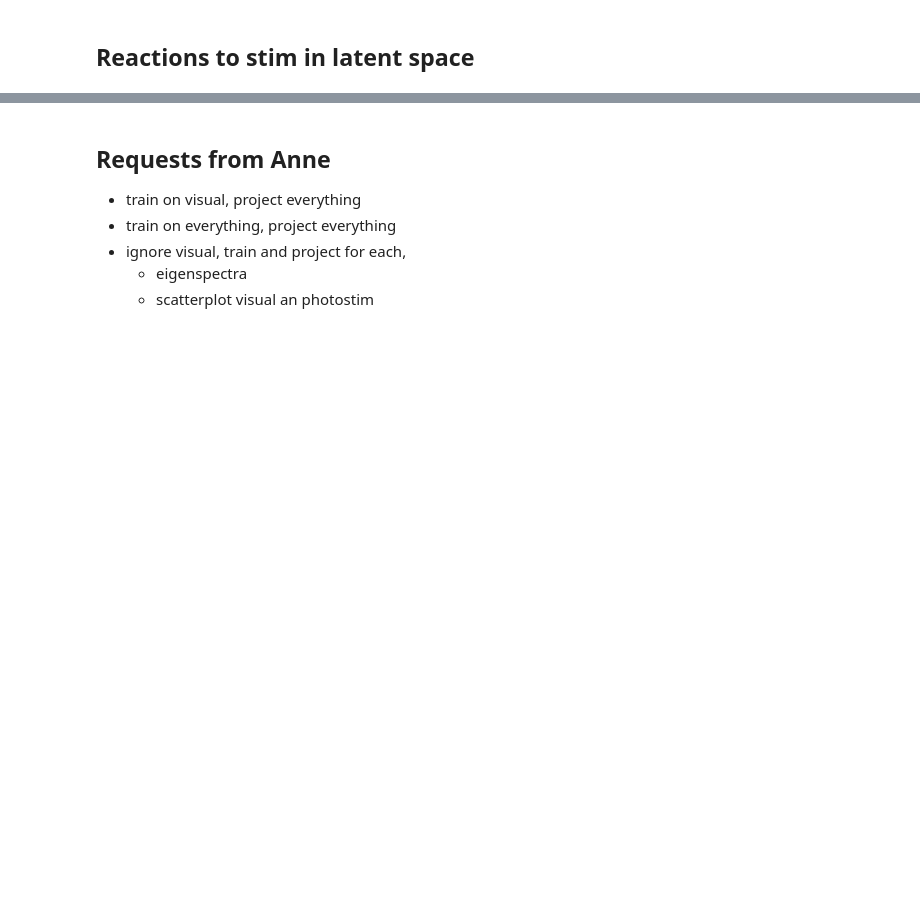
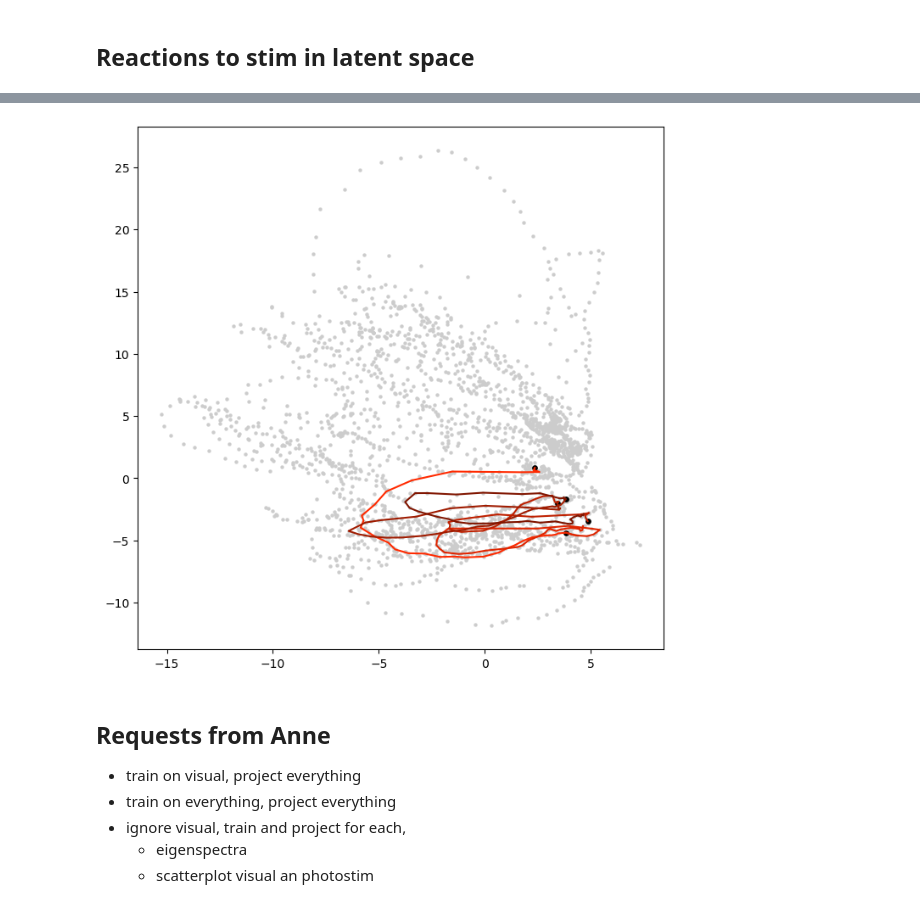
Before and after one commit to draeloslab/AdaptiveLatents, a Jupyter notebook: workspace/nauman24u_scratch.ipynb, the cells around one changed output, grey strips where cells are left out. Cells and saved outputs as stored; diff of their text form; code cells hidden in the pictures; blank space fills up the shorter version.

```diff
--- a/workspace/nauman24u_scratch.ipynb
+++ b/workspace/nauman24u_scratch.ipynb
@@ -118,3 +132,27 @@ for row, output, t in [ (0, online_output, online_t), (1, offline_output, offlin
+# %%
+
+k = 10
+
+output, t = (offline_output, offline_t) if False else (online_output, online_t)
+# output, t =
+
+fig, ax = plt.subplots(figsize=(8,8))
+s = t > d.opto_stimulations.loc[0, 'sample']
+ax.scatter(output[s,0], output[s,1], s=10, lw=0, color=np.array([1,1,1])*.8,)
+r = np.arange(5*k,5*k+5)
+assert np.std(d.opto_stimulations.loc[r, 'target_neuron']) == 0
+for ii, i in enumerate(r):
+    start = int(d.opto_stimulations.loc[i, 'sample'])
+    s = (start <= t) & (t <= start + 34)
+    ax.plot(output[s,axis_0], output[s,axis_1], color=matplotlib.colors.hsv_to_rgb(np.array([10/360, 1, (8-ii)/8])))
+
+    start_idx = np.nonzero(s)[0][0]
+    ax.scatter(output[start_idx, axis_0], output[start_idx,axis_1], c='k', s=15)
+    # ax.arrow(x = output[start_idx, 0], y = output[start_idx, 1], dx = output[start_idx+1, 0] - output[start_idx, 0], dy= output[start_idx+1, 1] - output[start_idx, 1], zorder=2, length_includes_head=True, head_width=.2, color='k')
+
+fig.savefig(adaptive_latents.CONFIG['plot_save_path'] / "plot.svg")
+# %% [output]
+[figure, added]
 # %% [markdown]
 ## Requests from Anne
 * train on visual, project everything
```
Also changed, not shown: parts of 21 cells of this notebook, 13 other files.
